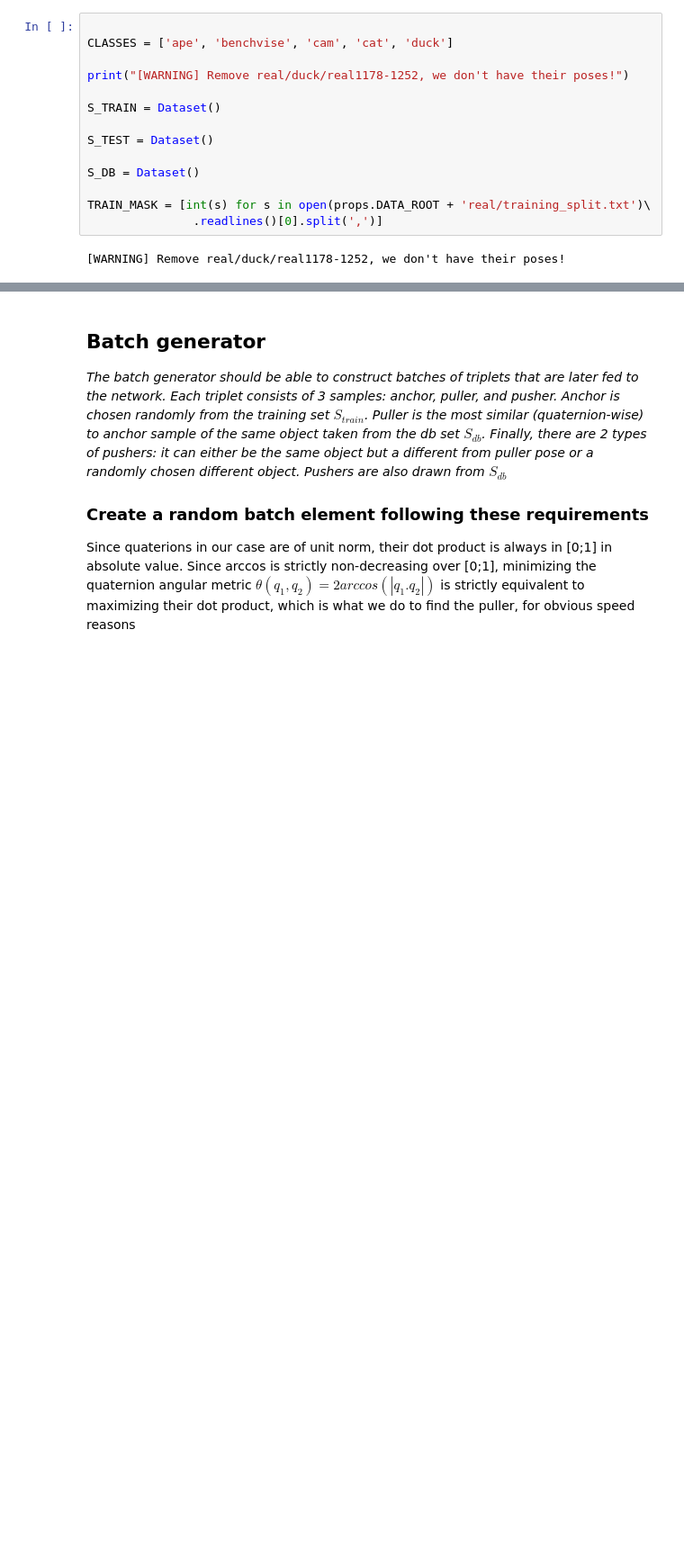
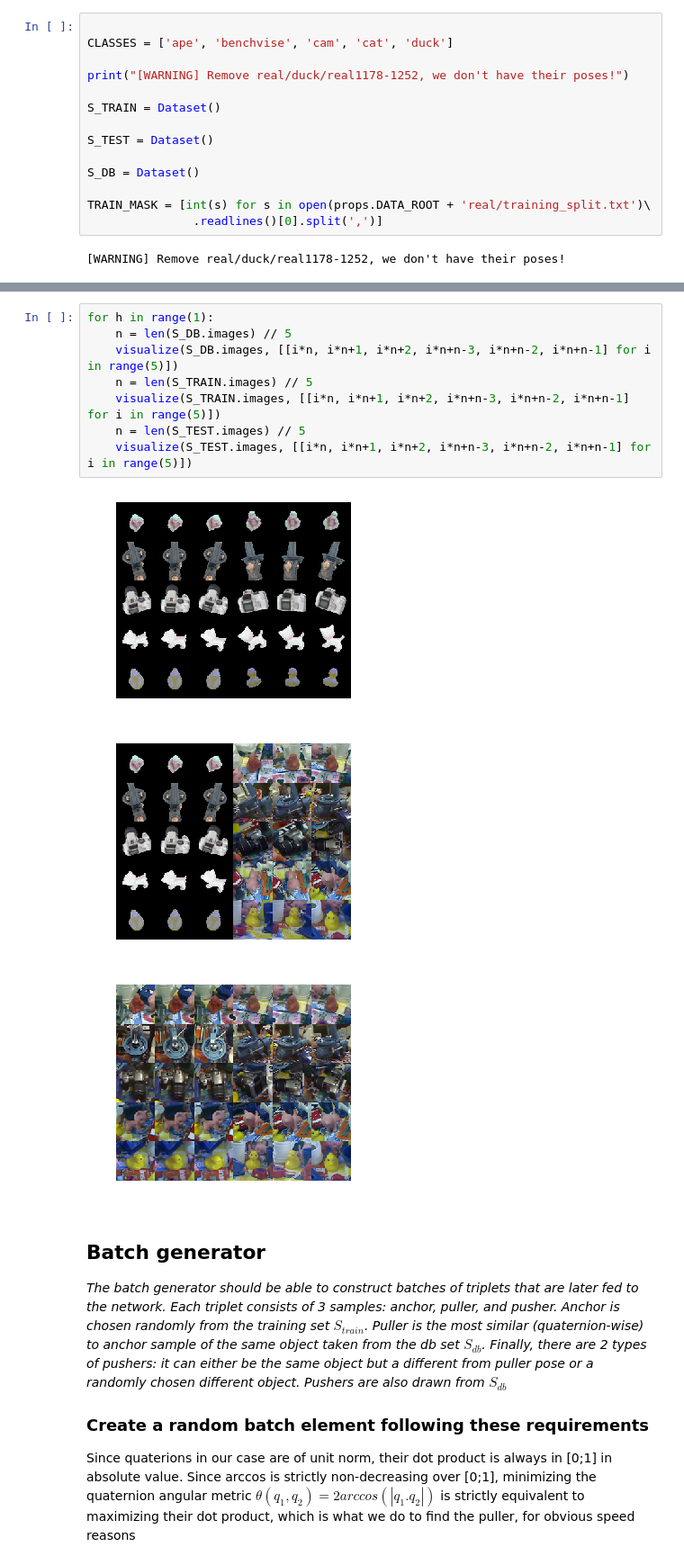
Before and after one commit to Zhuyue0324/TDCV, a Jupyter notebook: ex3/TDCVex3.ipynb, the cells around one changed output, grey strips where cells are left out. Shown at 90% size. Drawn from its saved outputs; the diff is of its cells as text; blank space fills up the shorter version.

```diff
--- a/ex3/TDCVex3.ipynb
+++ b/ex3/TDCVex3.ipynb
@@ -211,3 +232,15 @@ print (np.shape(S_TEST.quats))
+# %%
+for h in range(1):
+    n = len(S_DB.images) // 5
+    visualize(S_DB.images, [[i*n, i*n+1, i*n+2, i*n+n-3, i*n+n-2, i*n+n-1] for i in range(5)])
+    n = len(S_TRAIN.images) // 5
+    visualize(S_TRAIN.images, [[i*n, i*n+1, i*n+2, i*n+n-3, i*n+n-2, i*n+n-1] for i in range(5)])
+    n = len(S_TEST.images) // 5
+    visualize(S_TEST.images, [[i*n, i*n+1, i*n+2, i*n+n-3, i*n+n-2, i*n+n-1] for i in range(5)])
+# %% [output]
+[figure, added]
+[figure, added]
+[figure, added]
 # %% [markdown]
 ## Batch generator
 
```
Also changed, not shown: parts of 18 cells of this notebook.
